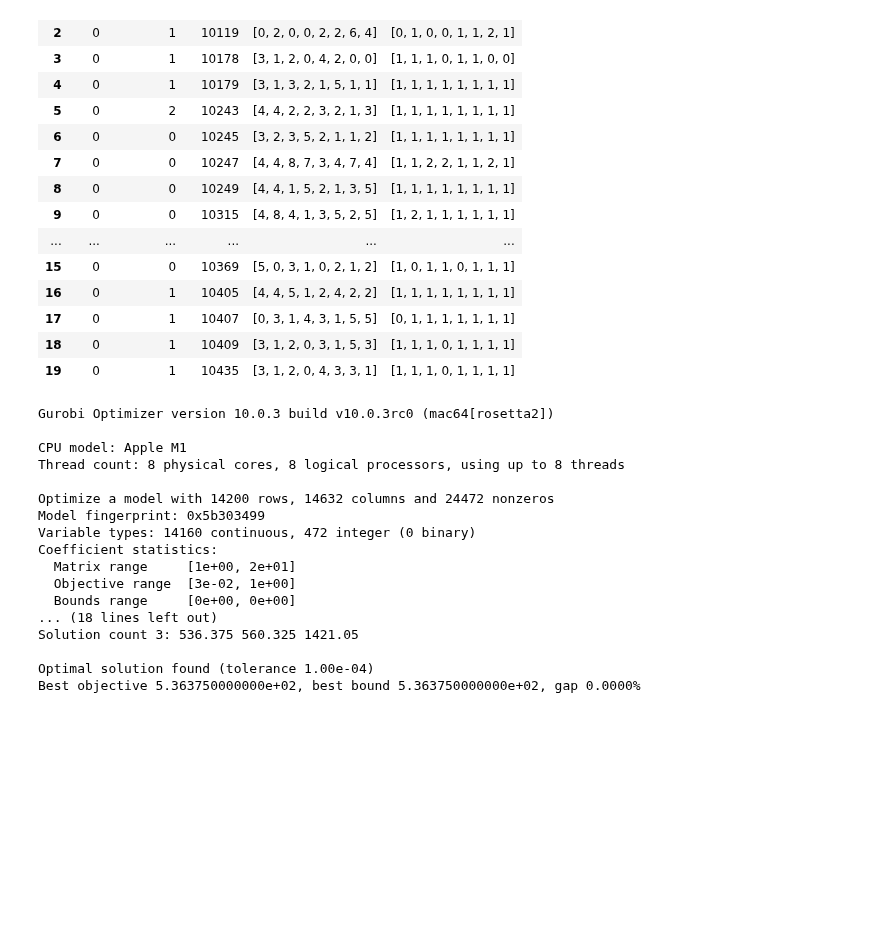
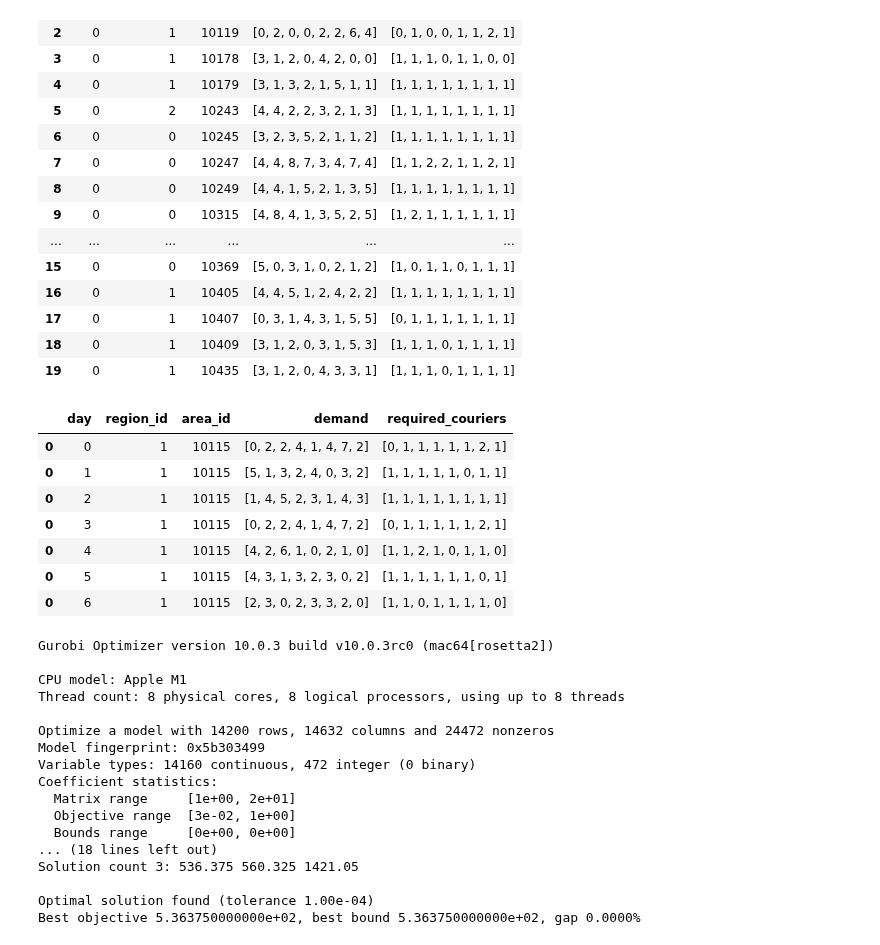
Before and after one commit to carlosperez1997/lmd-sizing-scheduling, a Jupyter notebook: solver/rostering.ipynb, the cells around one changed output. Cells and saved outputs as stored; diff of their text form; code cells hidden in the pictures; blank space fills up the shorter version.

Commit message:
region rostering

```diff
--- a/solver/rostering.ipynb
+++ b/solver/rostering.ipynb
@@ -98,6 +98,17 @@ berlin_db=1.00_dt=uniform.csv
 | 17 | 0 | 1 | 10407 | [0, 3, 1, 4, 3, 1, 5, 5] | [0, 1, 1, 1, 1, 1, 1, 1] |
 | 18 | 0 | 1 | 10409 | [3, 1, 2, 0, 3, 1, 5, 3] | [1, 1, 1, 0, 1, 1, 1, 1] |
 | 19 | 0 | 1 | 10435 | [3, 1, 2, 0, 4, 3, 3, 1] | [1, 1, 1, 0, 1, 1, 1, 1] |
+# %%
+demand_df.query('area_id == "10115"')
+# %% [output]
+|  | day | region_id | area_id | demand | required_couriers |
+| 0 | 0 | 1 | 10115 | [0, 2, 2, 4, 1, 4, 7, 2] | [0, 1, 1, 1, 1, 1, 2, 1] |
+| 0 | 1 | 1 | 10115 | [5, 1, 3, 2, 4, 0, 3, 2] | [1, 1, 1, 1, 1, 0, 1, 1] |
+| 0 | 2 | 1 | 10115 | [1, 4, 5, 2, 3, 1, 4, 3] | [1, 1, 1, 1, 1, 1, 1, 1] |
+| 0 | 3 | 1 | 10115 | [0, 2, 2, 4, 1, 4, 7, 2] | [0, 1, 1, 1, 1, 1, 2, 1] |
+| 0 | 4 | 1 | 10115 | [4, 2, 6, 1, 0, 2, 1, 0] | [1, 1, 2, 1, 0, 1, 1, 0] |
+| 0 | 5 | 1 | 10115 | [4, 3, 1, 3, 2, 3, 0, 2] | [1, 1, 1, 1, 1, 1, 0, 1] |
+| 0 | 6 | 1 | 10115 | [2, 3, 0, 2, 3, 3, 2, 0] | [1, 1, 0, 1, 1, 1, 1, 0] |
 # %%
 scheduling_solution = demand_df.copy().reset_index(drop=True)
 scheduling_solution['couriers_per_region'] = ''
```
Also changed, not shown: parts of 3 cells of this notebook, 2 other files.
